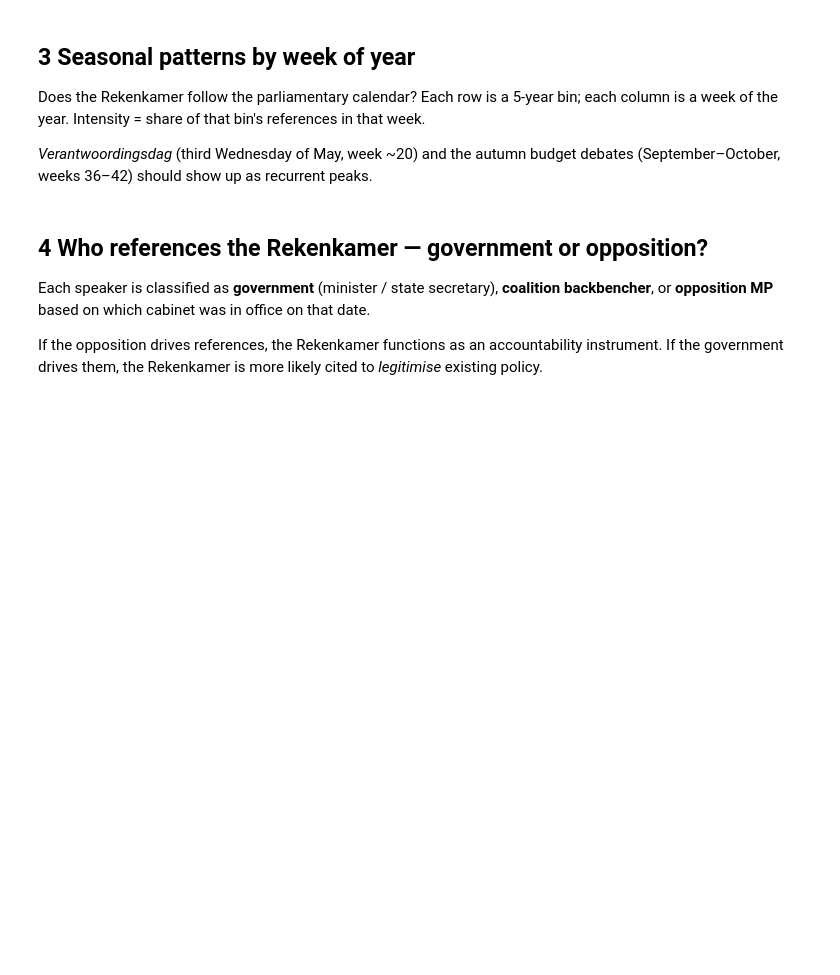
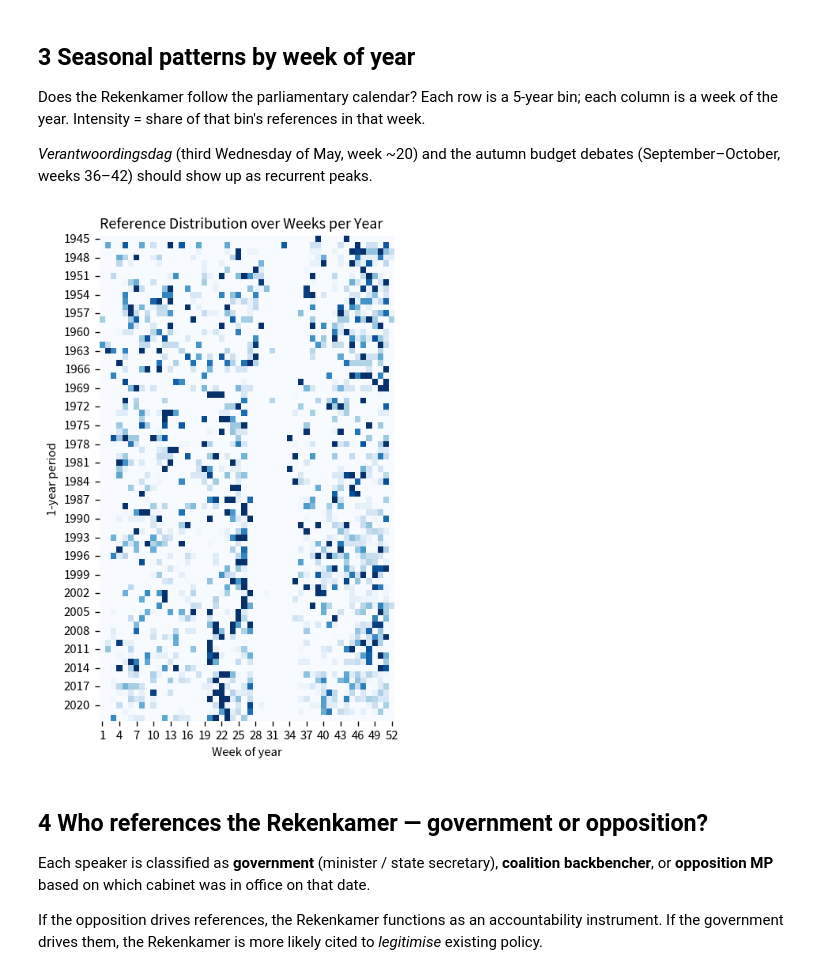
Before and after one commit to rubenros1795/rekenkamer-scholarship, a Jupyter notebook: topic-analysis/analysis.ipynb, the cells around one changed output. Cells and saved outputs as stored; diff of their text form; code cells hidden in the pictures; blank space fills up the shorter version.

```diff
--- a/topic-analysis/analysis.ipynb
+++ b/topic-analysis/analysis.ipynb
@@ -62,8 +71,10 @@ each column is a week of the year.  Intensity = share of that bin's references i
 *Verantwoordingsdag* (third Wednesday of May, week ~20) and the autumn budget debates
 (September–October, weeks 36–42) should show up as recurrent peaks.
 # %%
-fig = plot_weekly_heatmap(refs_commons, year_start=1940, period_size=5)
+fig = plot_weekly_heatmap(refs_commons, year_start=1940, period_size=1, figsize=(4,6), title="Reference Distribution over Weeks per Year")
 fig.savefig("../results/figs/weekly_heatmap.png", dpi=150, bbox_inches="tight")
+# %% [output]
+[figure, added]
 # %% [markdown]
 ## 4  Who references the Rekenkamer — government or opposition?
 
```
Also changed, not shown: parts of 13 cells of this notebook, 5 other files.
